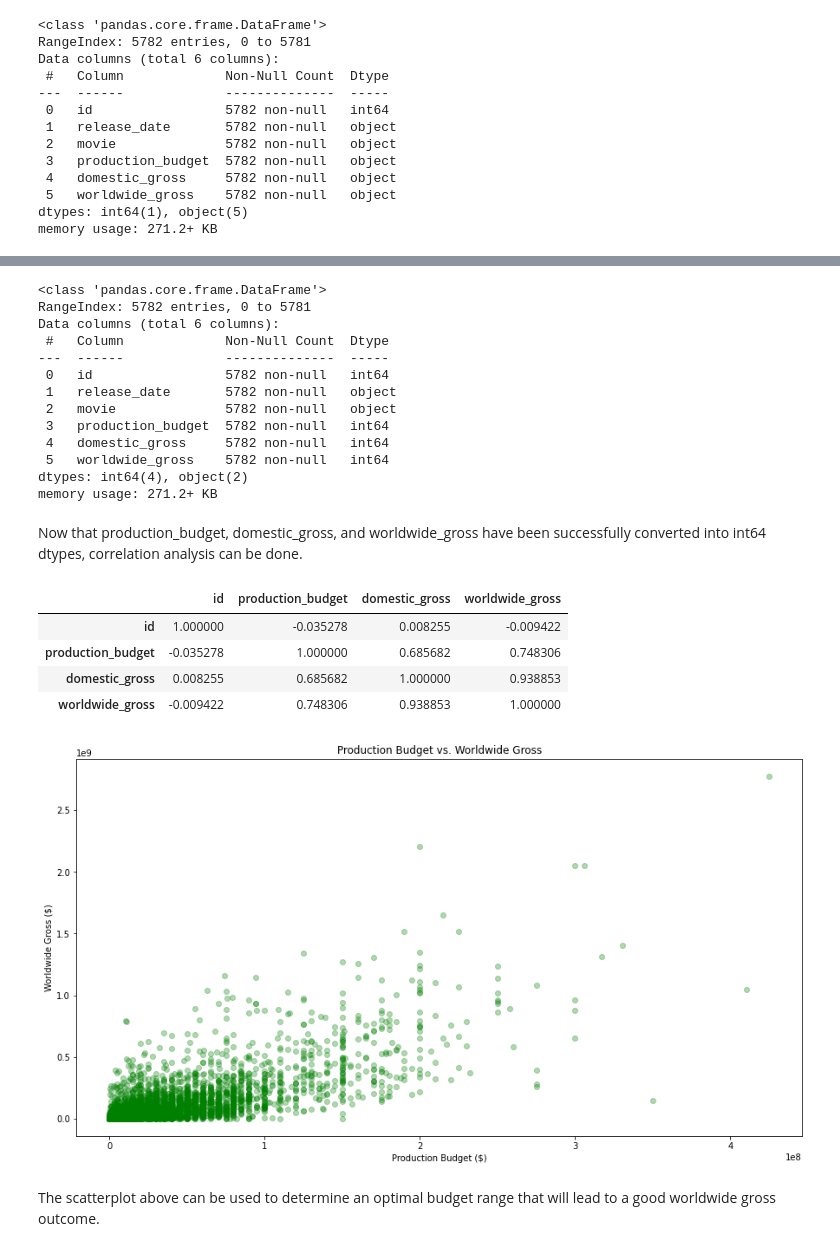
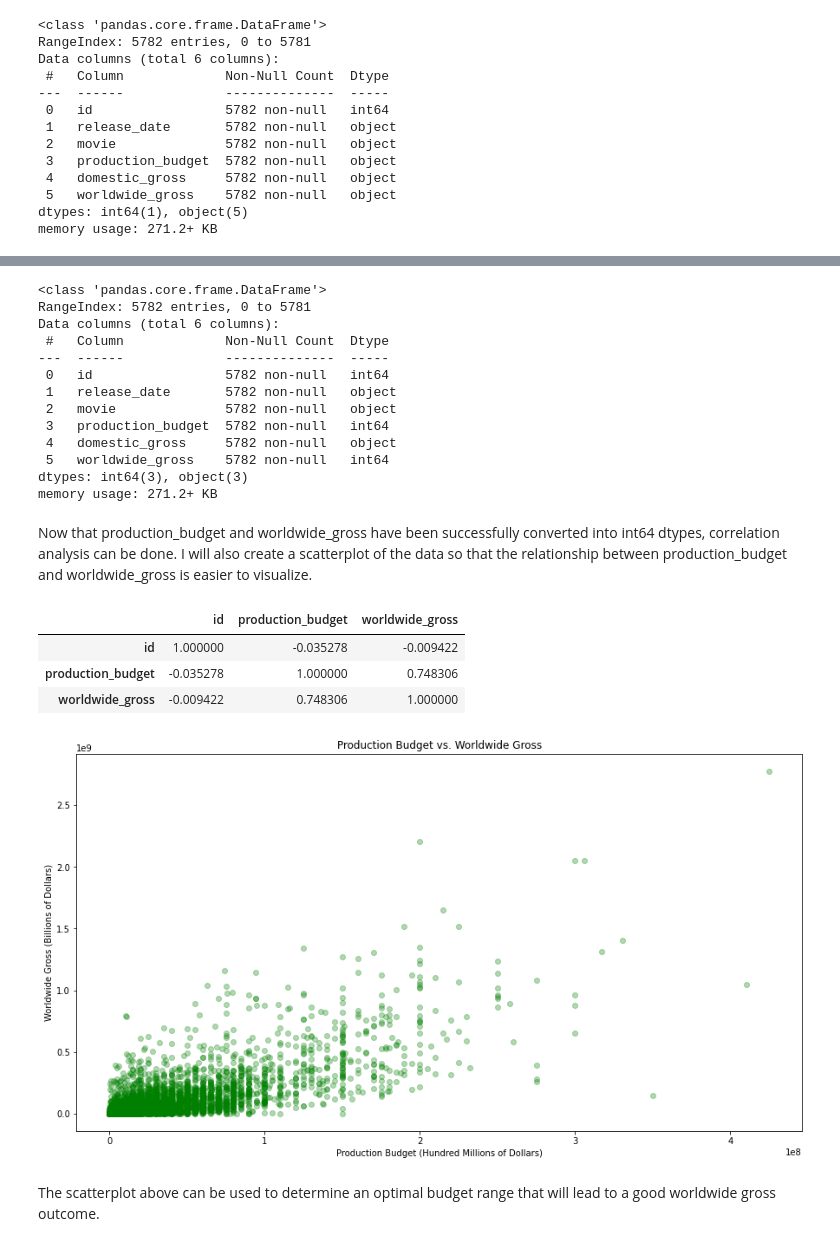
Before and after one commit to jbenedito99/dsc-phase-1-project-v2-4, a Jupyter notebook: student.ipynb, the cells around one changed output, grey strips where cells are left out. Saved outputs shown, nothing was run; the diff lists cells and outputs as text; code cells hidden in the pictures.

```diff
--- a/student.ipynb
+++ b/student.ipynb
@@ -411,18 +430,13 @@ Using the .info() method, we see that production_budget, domestic_gross, and wor
 movie_budgets['production_budget'] = movie_budgets['production_budget'].str.replace('$', '')
 movie_budgets['production_budget'] = movie_budgets['production_budget'].str.replace(',', '')
 movie_budgets['production_budget'] = movie_budgets['production_budget'].astype('int64')
-# %%
-# convert domestic_gross to int by getting rid of $ and commas
-movie_budgets['domestic_gross'] = movie_budgets['domestic_gross'].str.replace('$', '')
-movie_budgets['domestic_gross'] = movie_budgets['domestic_gross'].str.replace(',', '')
-movie_budgets['domestic_gross'] = movie_budgets['domestic_gross'].astype('int64')
 # %%
 # convert worldwide_gross to int by getting rid of $ and commas
 movie_budgets['worldwide_gross'] = movie_budgets['worldwide_gross'].str.replace('$', '')
 movie_budgets['worldwide_gross'] = movie_budgets['worldwide_gross'].str.replace(',', '')
 movie_budgets['worldwide_gross'] = movie_budgets['worldwide_gross'].astype('int64')
 # %%
-# checking to see that production_budget, domestic_gross, and worldwide_gross were converted to int dtype
+# checking to see that production_budget and worldwide_gross were converted to int dtype
 movie_budgets.info()
 # %% [output]
 <class 'pandas.core.frame.DataFrame'>
@@ -434,30 +448,29 @@ Data columns (total 6 columns):
  1   release_date       5782 non-null   object
  2   movie              5782 non-null   object
  3   production_budget  5782 non-null   int64
- 4   domestic_gross     5782 non-null   int64
+ 4   domestic_gross     5782 non-null   object
  5   worldwide_gross    5782 non-null   int64
-dtypes: int64(4), object(2)
+dtypes: int64(3), object(3)
 memory usage: 271.2+ KB
 # %% [markdown]
-Now that production_budget, domestic_gross, and worldwide_gross have been successfully converted into int64 dtypes, correlation analysis can be done.
+Now that production_budget and worldwide_gross have been successfully converted into int64 dtypes, correlation analysis can be done. I will also create a scatterplot of the data so that the relationship between production_budget and worldwide_gross is easier to visualize.
 # %%
 movie_budgets.corr(method='pearson')
 # %% [output]
-|  | id | production_budget | domestic_gross | worldwide_gross |
-| id | 1.000000 | -0.035278 | 0.008255 | -0.009422 |
-| production_budget | -0.035278 | 1.000000 | 0.685682 | 0.748306 |
-| domestic_gross | 0.008255 | 0.685682 | 1.000000 | 0.938853 |
-| worldwide_gross | -0.009422 | 0.748306 | 0.938853 | 1.000000 |
+|  | id | production_budget | worldwide_gross |
+| id | 1.000000 | -0.035278 | -0.009422 |
+| production_budget | -0.035278 | 1.000000 | 0.748306 |
+| worldwide_gross | -0.009422 | 0.748306 | 1.000000 |
 # %%
 # Creating scatterplot for production_budget vs. worldwide_gross to visualize relationship
 fig, ax = plt.subplots(figsize=(15,8))
 
 ax.scatter(movie_budgets["production_budget"], movie_budgets["worldwide_gross"], alpha=0.3, color="green")
 ax.set_title("Production Budget vs. Worldwide Gross")
-ax.set_xlabel("Production Budget ($)")
-ax.set_ylabel("Worldwide Gross ($)");
+ax.set_xlabel("Production Budget (Hundred Millions of Dollars)")
+ax.set_ylabel("Worldwide Gross (Billions of Dollars)");
 # %% [output]
-[figure, old version]
+[figure, new version]
 # %% [markdown]
 The scatterplot above can be used to determine an optimal budget range that will lead to a good worldwide gross outcome.
 # %% [markdown]
```
Also changed, not shown: parts of 25 cells of this notebook.
